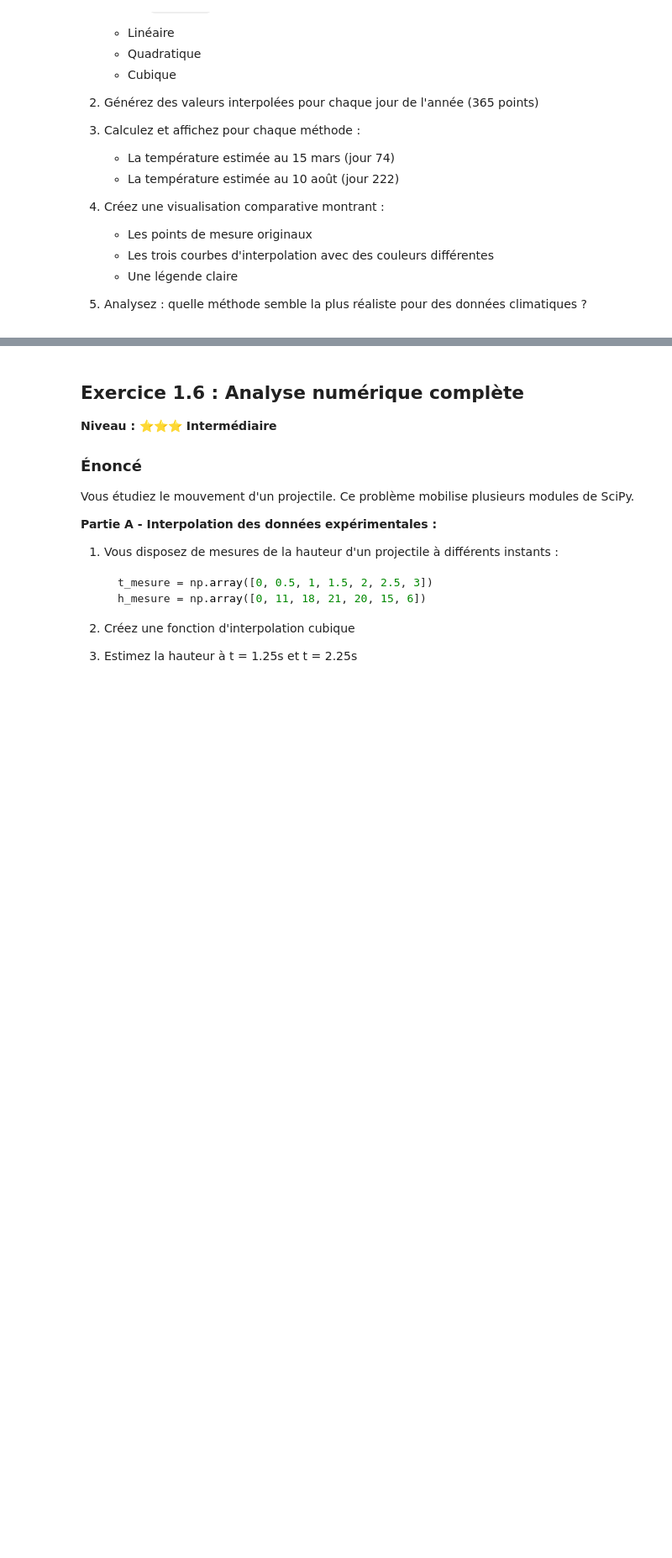
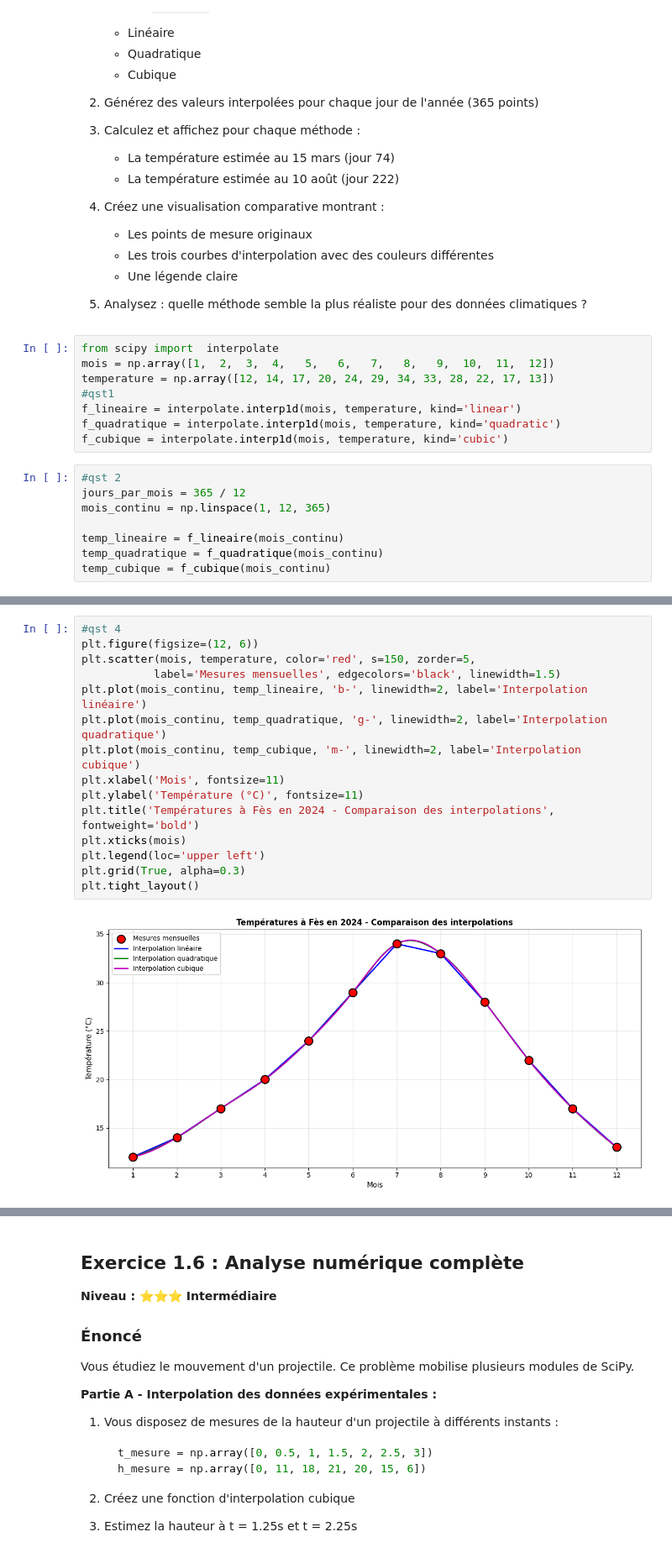
Before and after one commit to USMS-FPK-IA-GI-2025/controle-01-numpy-and-matplotlib-iris-SLebriz2002, a Jupyter notebook: exercices/exercices-pratiques-scipy.ipynb, the cells around one changed output, grey strips where cells are left out. Shown at 84% size. Drawn from its saved outputs; the diff is of its cells as text; blank space fills up the shorter version.

```diff
--- a/exercices/exercices-pratiques-scipy.ipynb
+++ b/exercices/exercices-pratiques-scipy.ipynb
@@ -324,3 +360,19 @@ Température : [12, 14, 17, 20, 24, 29, 34, 33, 28, 22, 17, 13] (en °C)
    - Une légende claire
 
 5. Analysez : quelle méthode semble la plus réaliste pour des données climatiques ?
+# %%
+from scipy import  interpolate
+mois = np.array([1,  2,  3,  4,   5,   6,   7,   8,   9,  10,  11,  12])
+temperature = np.array([12, 14, 17, 20, 24, 29, 34, 33, 28, 22, 17, 13])
+#qst1
+f_lineaire = interpolate.interp1d(mois, temperature, kind='linear')
+f_quadratique = interpolate.interp1d(mois, temperature, kind='quadratic')
+f_cubique = interpolate.interp1d(mois, temperature, kind='cubic')
+# %%
+#qst 2
+jours_par_mois = 365 / 12
+mois_continu = np.linspace(1, 12, 365)
+
+temp_lineaire = f_lineaire(mois_continu)
+temp_quadratique = f_quadratique(mois_continu)
+temp_cubique = f_cubique(mois_continu)
@@ -326,0 +403,17 @@ Température : [12, 14, 17, 20, 24, 29, 34, 33, 28, 22, 17, 13] (en °C)
+# %%
+#qst 4
+plt.figure(figsize=(12, 6))
+plt.scatter(mois, temperature, color='red', s=150, zorder=5,
+           label='Mesures mensuelles', edgecolors='black', linewidth=1.5)
+plt.plot(mois_continu, temp_lineaire, 'b-', linewidth=2, label='Interpolation linéaire')
+plt.plot(mois_continu, temp_quadratique, 'g-', linewidth=2, label='Interpolation quadratique')
+plt.plot(mois_continu, temp_cubique, 'm-', linewidth=2, label='Interpolation cubique')
+plt.xlabel('Mois', fontsize=11)
+plt.ylabel('Température (°C)', fontsize=11)
+plt.title('Températures à Fès en 2024 - Comparaison des interpolations', fontweight='bold')
+plt.xticks(mois)
+plt.legend(loc='upper left')
+plt.grid(True, alpha=0.3)
+plt.tight_layout()
+# %% [output]
+[figure, added]
```
Also changed, not shown: parts of 72 cells of this notebook.
